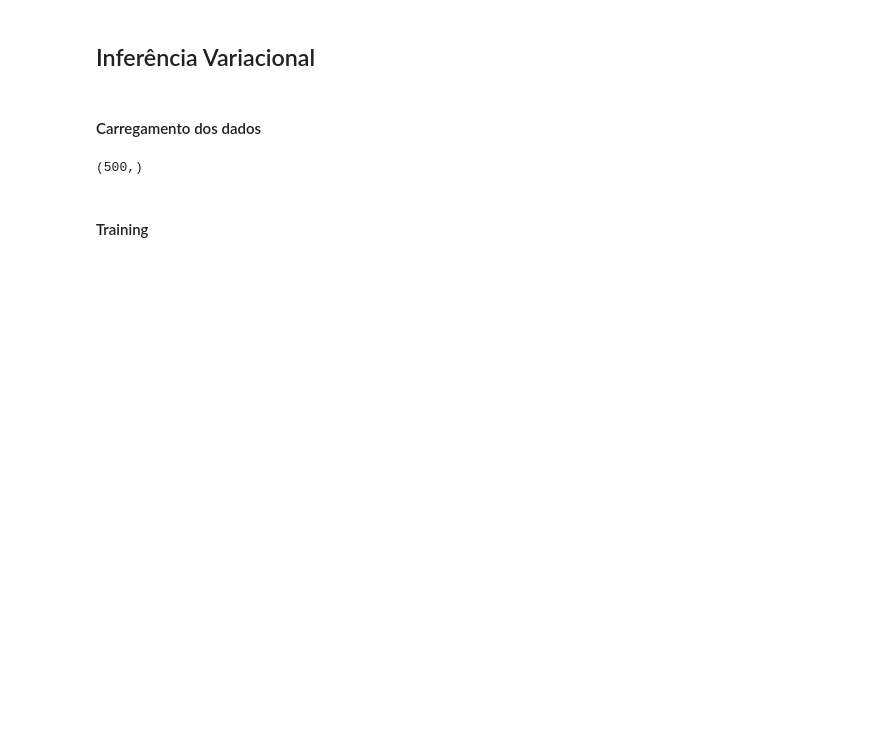
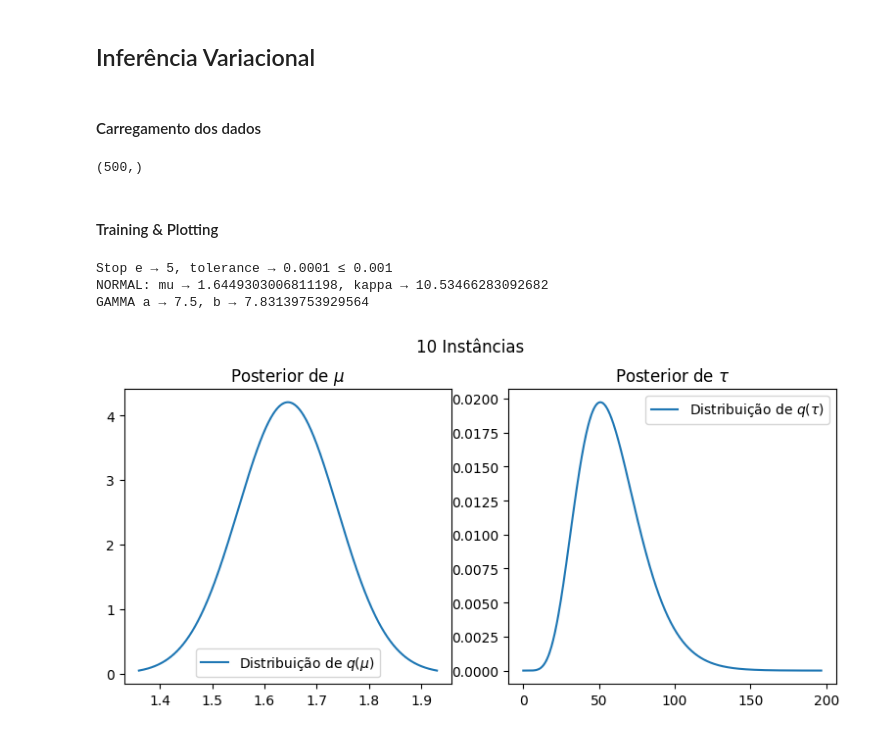
Before and after one commit to vauxgomes/ufc-ckp8366, a Jupyter notebook: listas/lista-4/main.ipynb, the cells around one changed output. Cells and saved outputs as stored; diff of their text form; code cells hidden in the pictures; blank space fills up the shorter version.

```diff
--- a/listas/lista-4/main.ipynb
+++ b/listas/lista-4/main.ipynb
@@ -410,4 +455,13 @@ X.shape
 # %% [output]
 (500,)
 # %% [markdown]
-#### Training
+#### Training & Plotting
+# %%
+# 10
+ugvinf10 = UnivariateGaussianVariacionalInference()
+ugvinf10.fit(X[:10], verbose=True).plot('10 Instâncias')
+# %% [output]
+Stop e → 5, tolerance → 0.0001 ≤ 0.001
+NORMAL: mu → 1.6449303006811198, kappa → 10.53466283092682
+GAMMA a → 7.5, b → 7.83139753929564
+[figure, added]
```
Also changed, not shown: parts of 5 cells of this notebook.
